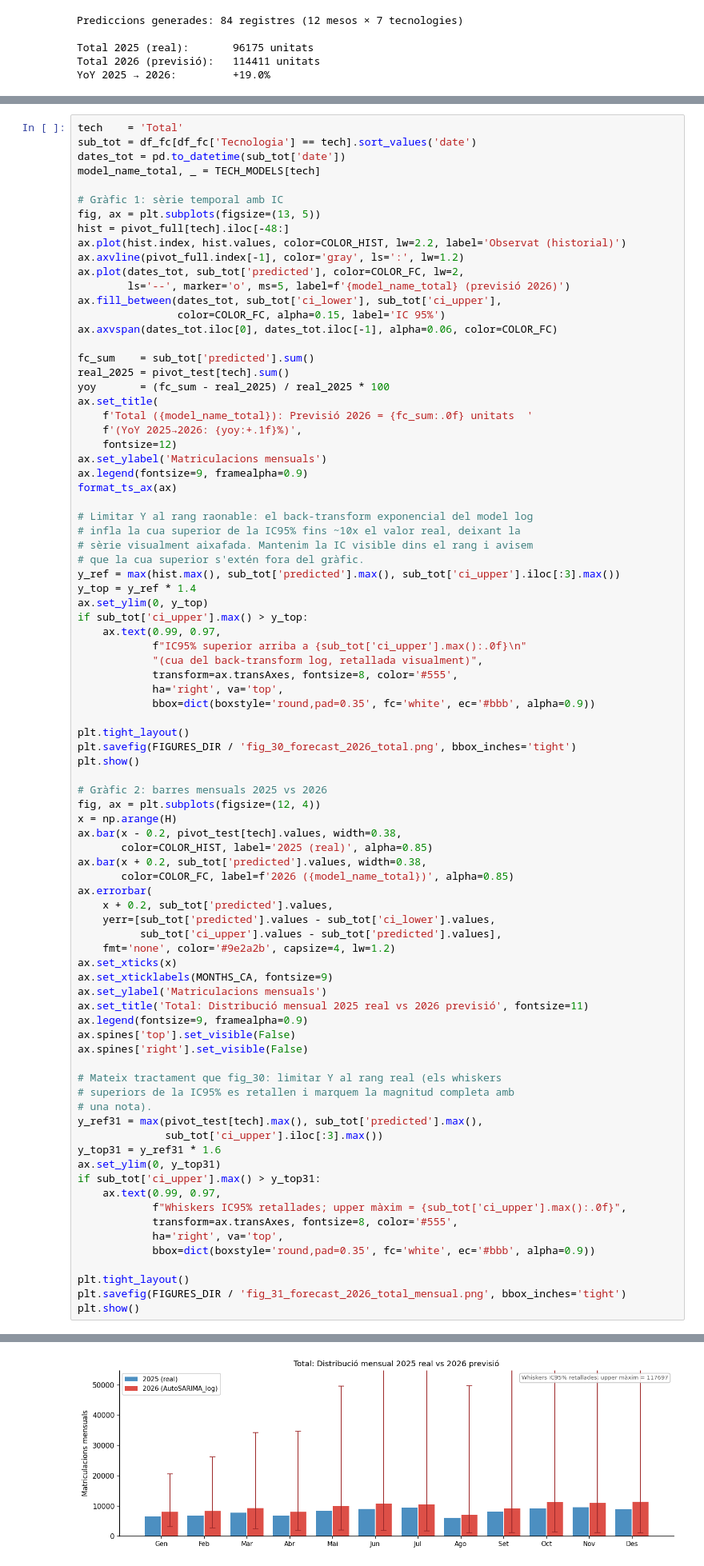
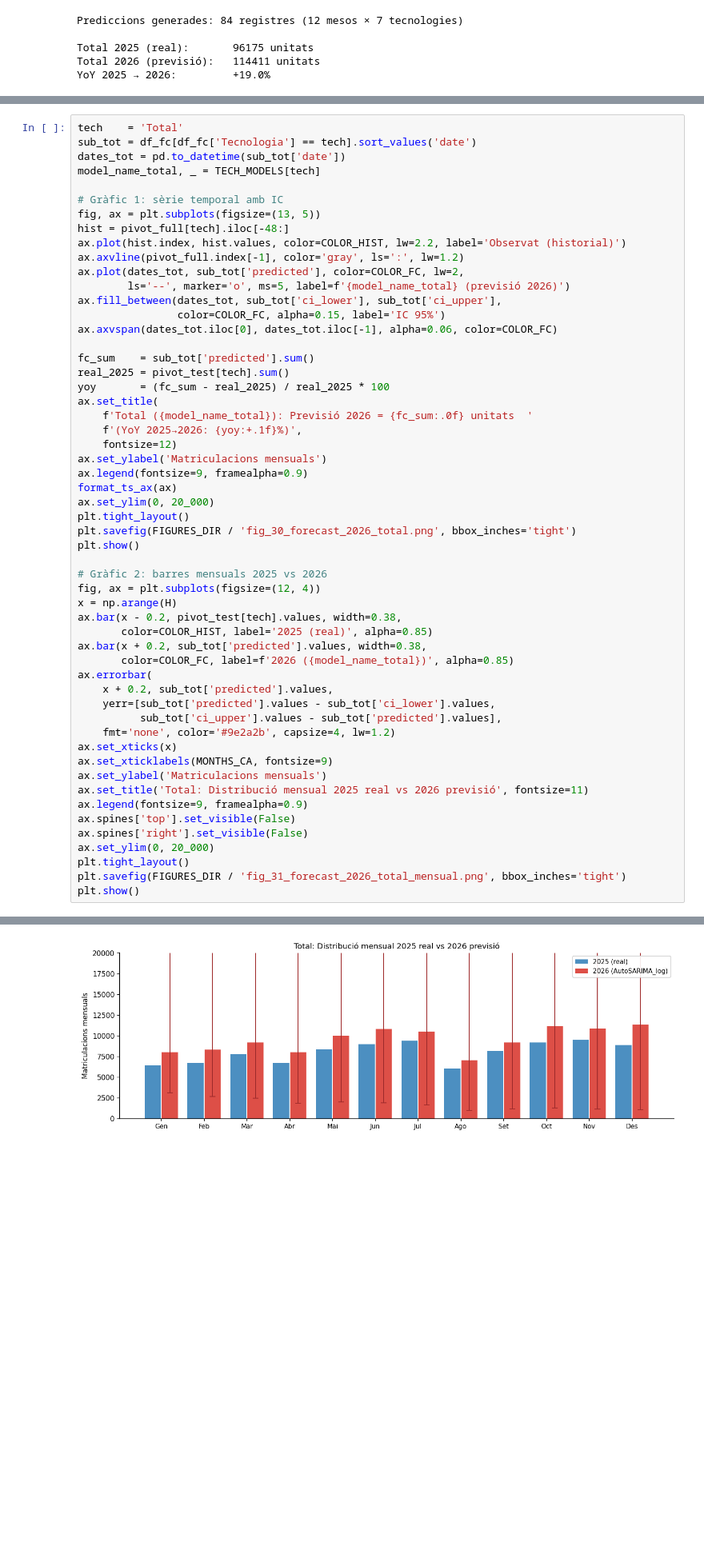
Before and after one commit to C0SBEL/projecte-forecasting, a Jupyter notebook: notebooks/forecast_2026.ipynb, the cells around one changed output, grey strips where cells are left out. Shown at 80% size. Cells and saved outputs as stored; diff of their text form; blank space fills up the shorter version.

```diff
--- a/notebooks/forecast_2026.ipynb
+++ b/notebooks/forecast_2026.ipynb
@@ -409,22 +409,7 @@ ax.set_title(
 ax.set_ylabel('Matriculacions mensuals')
 ax.legend(fontsize=9, framealpha=0.9)
 format_ts_ax(ax)
-
-# Limitar Y al rang raonable: el back-transform exponencial del model log
-# infla la cua superior de la IC95% fins ~10x el valor real, deixant la
-# sèrie visualment aixafada. Mantenim la IC visible dins el rang i avisem
-# que la cua superior s'extén fora del gràfic.
-y_ref = max(hist.max(), sub_tot['predicted'].max(), sub_tot['ci_upper'].iloc[:3].max())
-y_top = y_ref * 1.4
-ax.set_ylim(0, y_top)
-if sub_tot['ci_upper'].max() > y_top:
-    ax.text(0.99, 0.97,
-            f"IC95% superior arriba a {sub_tot['ci_upper'].max():.0f}\n"
-            "(cua del back-transform log, retallada visualment)",
-            transform=ax.transAxes, fontsize=8, color='#555',
-            ha='right', va='top',
-            bbox=dict(boxstyle='round,pad=0.35', fc='white', ec='#bbb', alpha=0.9))
-
+ax.set_ylim(0, 20_000)
 plt.tight_layout()
 plt.savefig(FIGURES_DIR / 'fig_30_forecast_2026_total.png', bbox_inches='tight')
 plt.show()
@@ -448,21 +433,7 @@ ax.set_title('Total: Distribució mensual 2025 real vs 2026 previsió', fontsize
 ax.legend(fontsize=9, framealpha=0.9)
 ax.spines['top'].set_visible(False)
 ax.spines['right'].set_visible(False)
-
-# Mateix tractament que fig_30: limitar Y al rang real (els whiskers
-# superiors de la IC95% es retallen i marquem la magnitud completa amb
-# una nota).
-y_ref31 = max(pivot_test[tech].max(), sub_tot['predicted'].max(),
-              sub_tot['ci_upper'].iloc[:3].max())
-y_top31 = y_ref31 * 1.6
-ax.set_ylim(0, y_top31)
-if sub_tot['ci_upper'].max() > y_top31:
-    ax.text(0.99, 0.97,
-            f"Whiskers IC95% retallades; upper màxim = {sub_tot['ci_upper'].max():.0f}",
-            transform=ax.transAxes, fontsize=8, color='#555',
-            ha='right', va='top',
-            bbox=dict(boxstyle='round,pad=0.35', fc='white', ec='#bbb', alpha=0.9))
-
+ax.set_ylim(0, 20_000)
 plt.tight_layout()
 plt.savefig(FIGURES_DIR / 'fig_31_forecast_2026_total_mensual.png', bbox_inches='tight')
 plt.show()
@@ -471,4 +442,4 @@ plt.show()
-[figure, old version]
+[figure, new version]
 # %% [markdown]
 ## 5. Mix tecnològic 2021–2026
 
```
Also changed, not shown: parts of 2 cells of this notebook, 4 other files.
